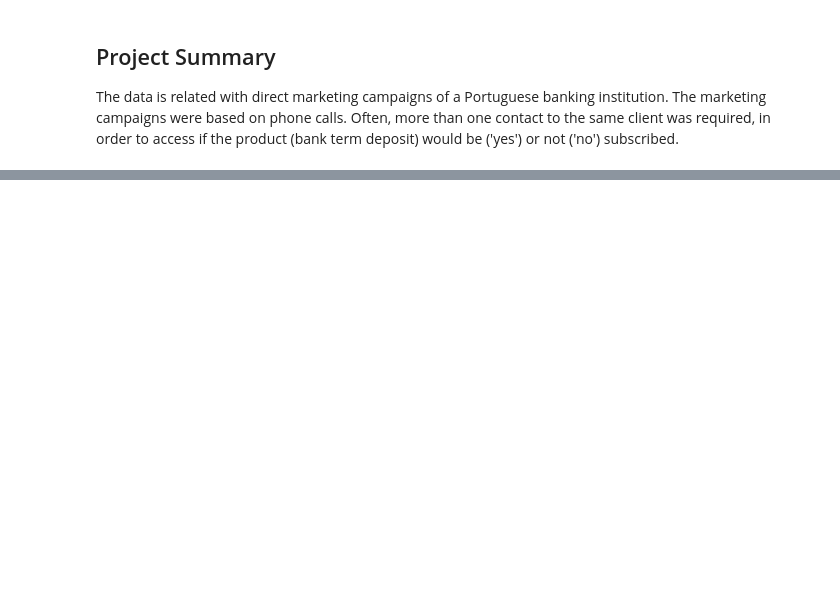
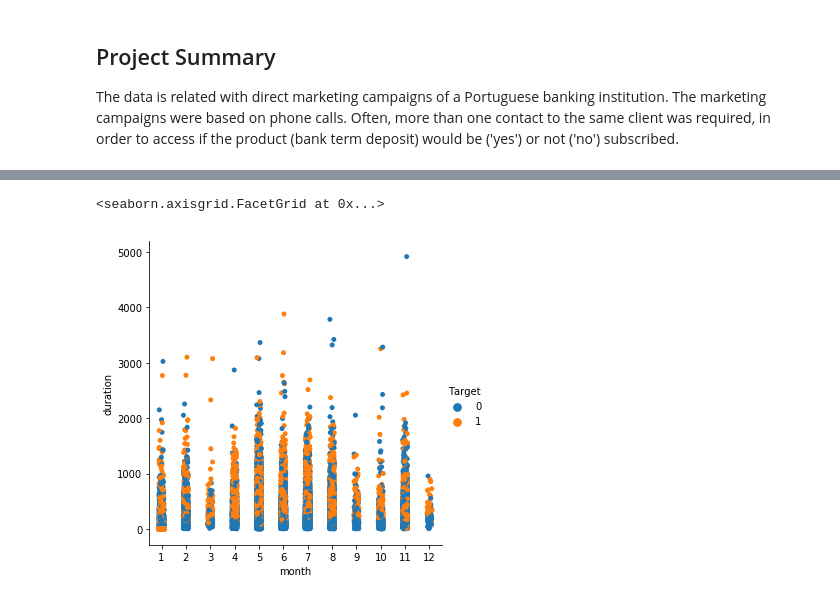
Before and after one commit to bruluc81/AIML-Primary, a Jupyter notebook: Project_3_Bruno_Suresh_Lucas.ipynb, the cells around one changed output, grey strips where cells are left out. Saved outputs shown, nothing was run; the diff lists cells and outputs as text; code cells hidden in the pictures; blank space fills up the shorter version.

```diff
--- a/Project_3_Bruno_Suresh_Lucas.ipynb
+++ b/Project_3_Bruno_Suresh_Lucas.ipynb
@@ -68,0 +271,3 @@ df_loan
+# %%
+df_loan.loc[df_loan.previous > 0] = 1
+df_loan = df_loan.drop(['pdays'],axis=1)
@@ -68,0 +302,10 @@ df_loan
+# %%
+# Using CatPlot to understand the relationship between Age / Education / Marital status and the Target variable
+sns.catplot(x="month",
+               y="duration",
+                hue="Target",
+               data=df_loan,
+              kind="strip")
+# %% [output]
+<seaborn.axisgrid.FacetGrid at 0x...>
+[figure, added]
```
Also changed, not shown: parts of 47 cells of this notebook.
